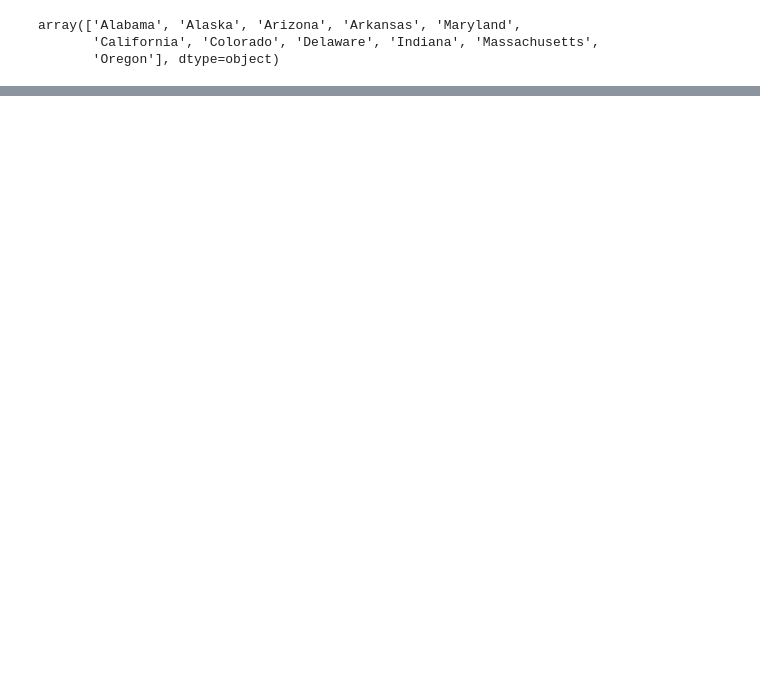
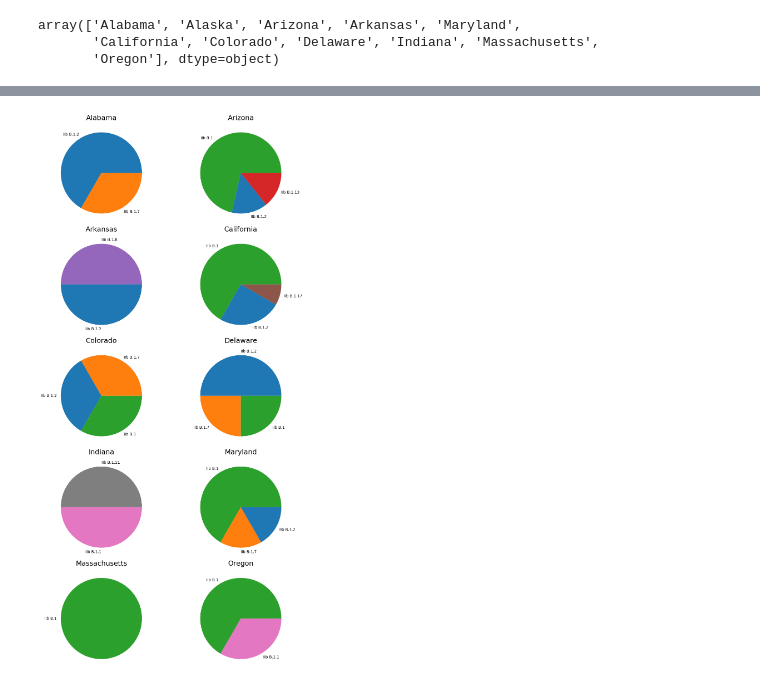
Before and after one commit to caleb-lindgren/monkeypox, a Jupyter notebook: gisaid/Figure_2.ipynb, the cells around one changed output, grey strips where cells are left out. Drawn from its saved outputs; the diff is of its cells as text; code cells hidden in the pictures; blank space fills up the shorter version.

Commit message:
completed pie charts for figure

```diff
--- a/gisaid/Figure_2.ipynb
+++ b/gisaid/Figure_2.ipynb
@@ -24,12 +38,12 @@ lineage_data.head()
 # %%
+# Specify colors for pie plot
+colors = dict(zip(lineage_data["Lineage"].unique(), mcolors.TABLEAU_COLORS.values()))
+
 # Get proportion of each lineage in each state
-grouped_states = lineage_data.value_counts(["State", "Lineage"]).reset_index()
-grouped_states = grouped_states.groupby("State").agg(list)
-for state, (labels, counts) in grouped_states.iterrows():
-    plt.pie(counts, labels=labels)
-    plt.title(state)
-    plt.show()
-# counts = lineage_data["Lineage"].value_counts()
+lineage_counts = lineage_data.value_counts(["State", "Lineage"]).reset_index().groupby("State").agg(list)
+lineage_counts.columns = ["Lineage", "Counts"]
+lineage_counts["Colors"] = lineage_counts["Lineage"].apply(lambda lin_list: [colors[lin] for lin in lin_list])
+lineage_counts
 # labels = counts.index
 # labels
 # plt.pie(counts, labels=labels)
@@ -48,0 +64,13 @@ for state, (labels, counts) in grouped_states.iterrows():
+# %%
+
+
+fig, axs = plt.subplots(ncols =2, nrows=5, figsize=(10, 20), layout="constrained")
+state_idx = 0
+for row in range(5):
+    for col in range(2):
+        data = lineage_counts.iloc[state_idx]
+        axs[row, col].pie(data["Counts"], labels=data["Lineage"], colors=data["Colors"])
+        axs[row, col].set_title(lineage_counts.index[state_idx], size = 18)
+        state_idx += 1
+# %% [output]
+[figure, added]
```
Also changed, not shown: parts of 7 cells of this notebook, 1 other file.
